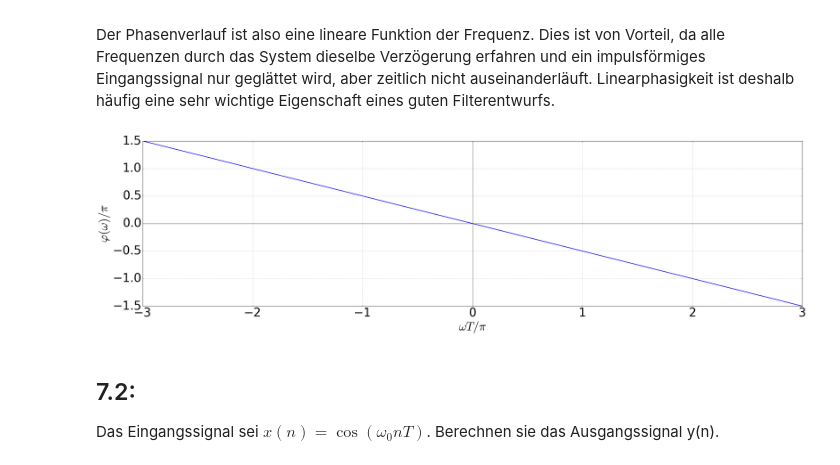
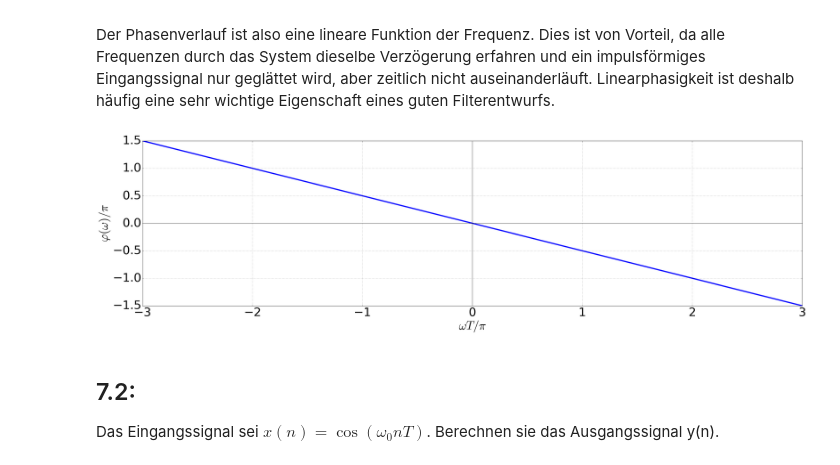
Before and after one commit to fgnt/nachrichtentechnik, a Jupyter notebook: notebooks/Uebungen/A7_Zeitdiskrete_Systeme.ipynb, the cells around one changed output. Saved outputs shown, nothing was run; the diff lists cells and outputs as text; code cells hidden in the pictures.

```diff
--- a/notebooks/Uebungen/A7_Zeitdiskrete_Systeme.ipynb
+++ b/notebooks/Uebungen/A7_Zeitdiskrete_Systeme.ipynb
@@ -96,16 +105,16 @@ Der Phasenverlauf ist also eine lineare Funktion der Frequenz. Dies ist von Vort
 # %%
 # needed to show plot without phase jumps
 def unwrap(phase):
     return np.unwrap(2*phase)/2+pi
 
-plt.axvline(linewidth=0.75, color='k')
-plt.plot(wT/pi, unwrap(np.angle(H))/pi)
-plt.axhline(linewidth=0.75, color='k')
+plt.axvline(lw=0.75, c='k')
+plt.plot(wT/pi, unwrap(np.angle(H))/pi, lw=4)
+plt.axhline(lw=0.75, c='k')
 plt.ylim((-3/2, 3/2))
-plt.grid()
+plt.grid(True)
 setLabels(r'$\omega T/\pi$', r'$\varphi(\omega)/\pi$')
 # %% [output]
-[figure, old version]
+[figure, new version]
 # %% [markdown]
 ## 7.2:
 Das Eingangssignal sei $x(n) =\cos(\omega_0 n T)$. Berechnen sie das Ausgangssignal y(n).
```
Also changed, not shown: parts of 10 cells of this notebook.
